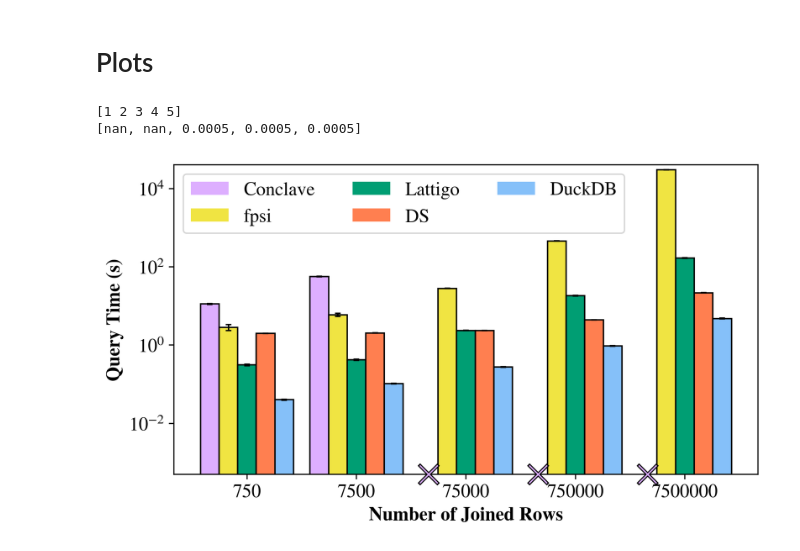
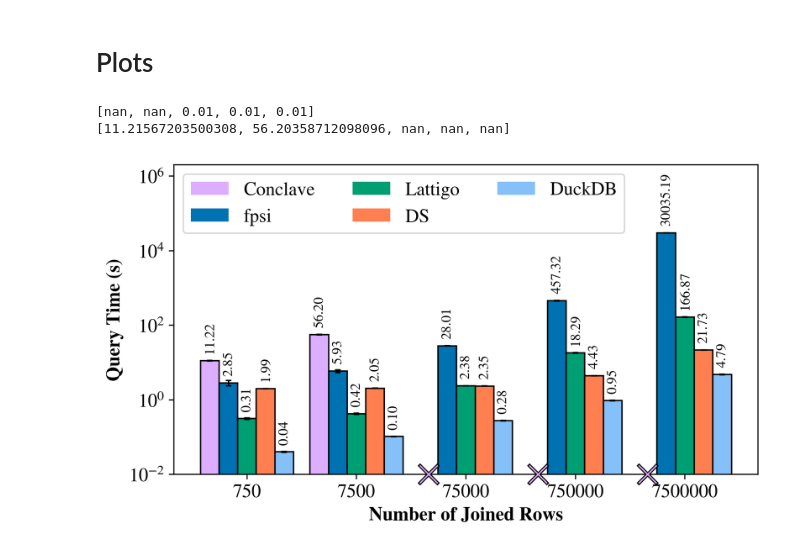
Before and after one commit to Dumplingz/data-pooling-experiments, a Jupyter notebook: data_analysis/join_data_parsing.ipynb, the cells around one changed output. Drawn from its saved outputs; the diff is of its cells as text; code cells hidden in the pictures.

Commit message:
change color and add numbers

```diff
--- a/data_analysis/join_data_parsing.ipynb
+++ b/data_analysis/join_data_parsing.ipynb
@@ -164,22 +164,23 @@ Stdevs:  [0.014549526831814931, 0.01608692691735544, 0.021859803374951164, 0.279
 # %% [markdown]
 # Plots
 # %%
+bar_label_font_size = 10
+padding = 5
+
 X_axis = np.arange(5) + 1
 
 width = 0.17
 
 # min_no_sev, median_no_sev, max_no_sev = raw_mmm(no_sev)
 # min_sev, median_sev, max_sev = raw_mmm(sev)
-min_y = 0.0005
-max_y = 40000
+min_y = 0.01
+max_y = 2000000
 
 plt.figure(figsize=(7.5, 4), dpi=320)
 plt.yscale('log')
 
-print(X_axis)
-
 # Conclave
-plt.bar(x=X_axis-2*width,width=width,height=conclave_medians,label="Conclave",
+conclave_bar = plt.bar(x=X_axis-2*width,width=width,height=conclave_medians,label="Conclave",
         color='#ddaeff'
         )
 plt.bar(x=X_axis-2*width,width=width,height=conclave_medians,yerr=conclave_stdevs,
@@ -187,7 +188,7 @@ plt.bar(x=X_axis-2*width,width=width,height=conclave_medians,yerr=conclave_stdev
         error_kw={"elinewidth":1,"capsize":2,"capthick":1},
         color='none'
         )
-left_x = [float("nan") if not np.isnan(row) else 0.0005 for row in conclave_medians]
+left_x = [float("nan") if not np.isnan(row) else min_y for row in conclave_medians]
 print(left_x)
 plt.scatter(X_axis-2*width, left_x, [200]*5,
         #    edgecolors='black',
@@ -208,19 +209,27 @@ plt.scatter(X_axis-2*width,left_x, [165]*5,
             clip_on=False,
             linewidths=1,
             )
+print(conclave_medians)
+# print(conclave_medians[:2])
+conclave_label = map(lambda n: '{0:.2f}'.format(n),conclave_medians[:2])
+plt.bar_label(conclave_bar, conclave_label, fontsize=bar_label_font_size,
+              rotation=90, padding=padding)
 
 # Fast PSI
-plt.bar(x=X_axis-width, width=width, height=fpsi_medians, label = "fpsi",
-        color='#f0e442')
+fpsi_bar = plt.bar(x=X_axis-width, width=width, height=fpsi_medians, label = "fpsi",
+        color='#0072b2')
 
 plt.bar(x=X_axis-width, width=width,height=fpsi_medians,yerr=fpsi_stdevs,
         edgecolor='black',
         error_kw={"elinewidth":1,"capsize":2,"capthick":1},
         color='none'
         )
+fpsi_label = map(lambda n: '{0:.2f}'.format(n),fpsi_medians)
+plt.bar_label(fpsi_bar, fpsi_label, fontsize=bar_label_font_size,
+              rotation=90, padding=padding)
 
 # Lattigo
-plt.bar(x=X_axis,width=width,height=lattigo_medians,label="Lattigo",
+lattigo_bar = plt.bar(x=X_axis,width=width,height=lattigo_medians,label="Lattigo",
         color='#009E73'
         )
 plt.bar(x=X_axis,width=width,height=lattigo_medians,yerr=lattigo_stdevs,
@@ -228,43 +237,53 @@ plt.bar(x=X_axis,width=width,height=lattigo_medians,yerr=lattigo_stdevs,
         error_kw={"elinewidth":1,"capsize":2,"capthick":1},
         color='none'
         )
+lattigo_label = map(lambda n: '{0:.2f}'.format(n),lattigo_medians)
+plt.bar_label(lattigo_bar, lattigo_label, fontsize=bar_label_font_size,
+              rotation=90, padding=padding)
 
 # Data Station
-plt.bar(x=X_axis+width,width=width,height=datastation_medians,label="DS",
+ds_bar = plt.bar(x=X_axis+width,width=width,height=datastation_medians,label="DS",
         color='coral'
         )
 
 plt.bar(x=X_axis+width,width=width,height=datastation_medians,yerr=datastation_stdevs,
         edgecolor='black',
         error_kw={"elinewidth":1,"capsize":2,"capthick":1},
         color='none'
         )
+ds_label = map(lambda n: '{0:.2f}'.format(n),datastation_medians)
+plt.bar_label(ds_bar, ds_label, fontsize=bar_label_font_size,
+              rotation=90, padding=padding)
 
 # Plaintext
-plt.bar(x=X_axis+2*width, width=width, height=plaintext_medians, label = "DuckDB",
+plain_bar = plt.bar(x=X_axis+2*width, width=width, height=plaintext_medians, label = "DuckDB",
         color='#85C0F9')
 
 plt.bar(x=X_axis+2*width,width=width,height=plaintext_medians,yerr=plaintext_stdevs,
         edgecolor='black',
         error_kw={"elinewidth":1,"capsize":2,"capthick":1},
         color='none'
         )
+plain_label = map(lambda n: '{0:.2f}'.format(n),plaintext_medians)
+plt.bar_label(plain_bar, plain_label, fontsize=bar_label_font_size,
+              rotation=90, padding=padding)
+
 
 
 axes = plt.gca()
 axes.set_ylim([min_y,max_y])
 
 
 plt.xlabel("Number of Joined Rows", fontweight="bold")
 plt.ylabel("Query Time (s)", fontweight="bold")
 plt.legend(ncol=3)
 
 plt.xticks(X_axis, [750,7500,75000,750000,7500000])
 
 plt.savefig("join.pdf", bbox_inches='tight')
 
 plt.show()
 # %% [output]
-[1 2 3 4 5]
-[nan, nan, 0.0005, 0.0005, 0.0005]
+[nan, nan, 0.01, 0.01, 0.01]
+[11.21567203500308, 56.20358712098096, nan, nan, nan]
-[figure, old version]
+[figure, new version]
```
Also changed, not shown: 1 other file.
